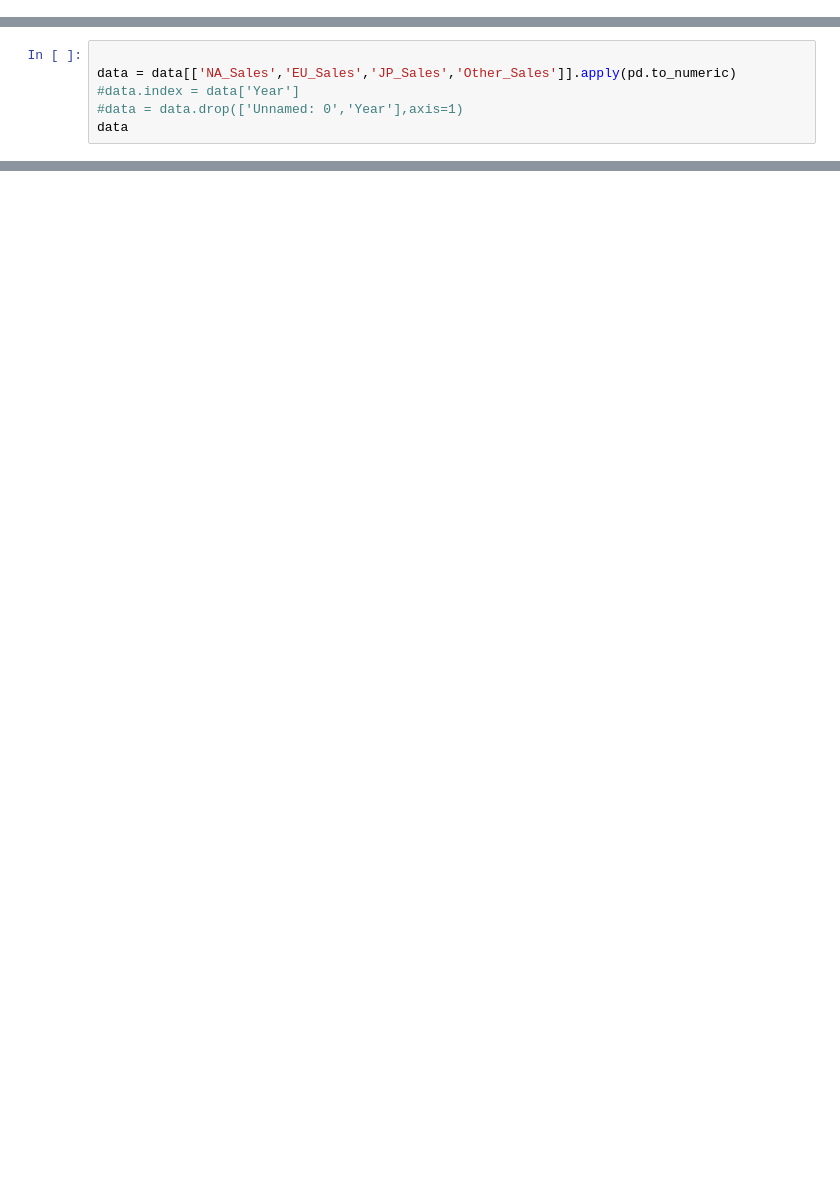
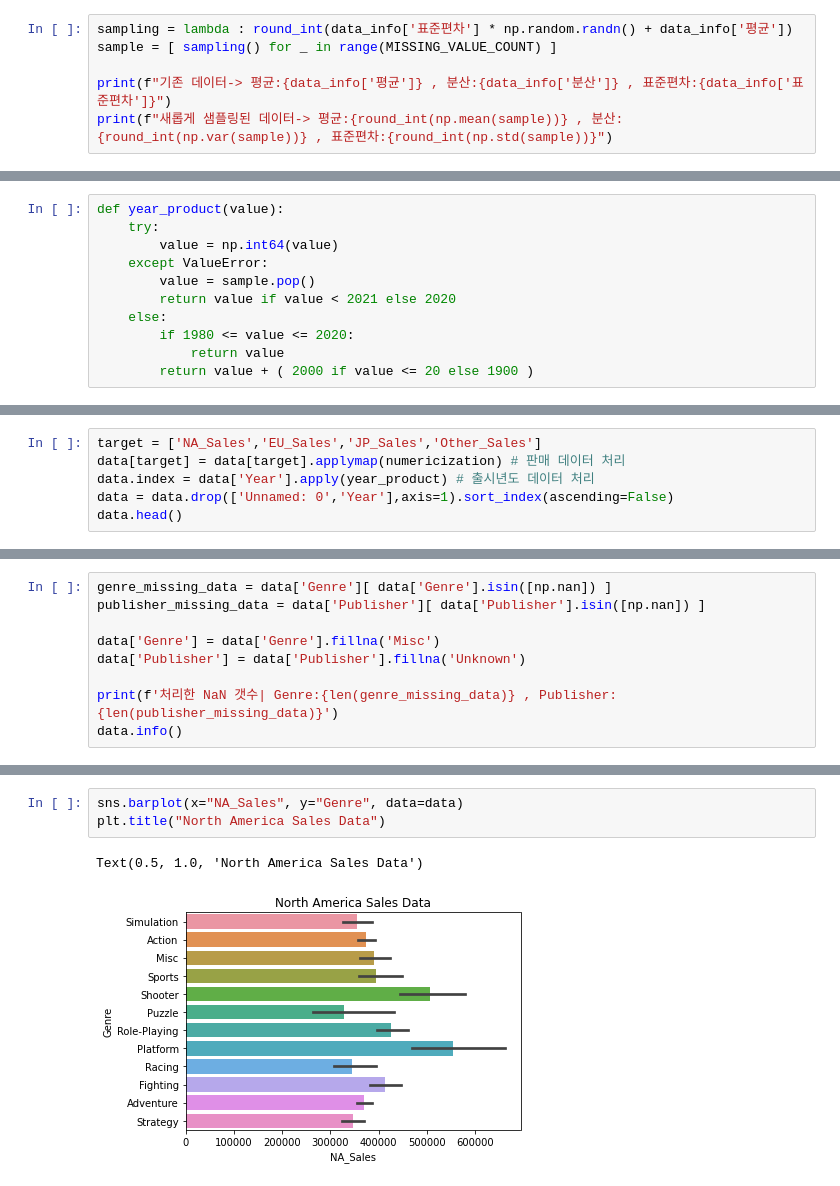
Before and after one commit to clomia/AIB-Section1-Project, a Jupyter notebook: DataAnalysis.ipynb, the cells around one changed output, grey strips where cells are left out. Saved outputs shown, nothing was run; the diff lists cells and outputs as text; blank space fills up the shorter version.

```diff
--- a/DataAnalysis.ipynb
+++ b/DataAnalysis.ipynb
@@ -18,0 +129,6 @@ def numericization(value):
+# %%
+sampling = lambda : round_int(data_info['표준편차'] * np.random.randn() + data_info['평균'])
+sample = [ sampling() for _ in range(MISSING_VALUE_COUNT) ]
+
+print(f"기존 데이터-> 평균:{data_info['평균']} , 분산:{data_info['분산']} , 표준편차:{data_info['표준편차']}")
+print(f"새롭게 샘플링된 데이터-> 평균:{round_int(np.mean(sample))} , 분산:{round_int(np.var(sample))} , 표준편차:{round_int(np.std(sample))}")
@@ -18,0 +140,11 @@ def numericization(value):
+# %%
+def year_product(value):
+    try:
+        value = np.int64(value)
+    except ValueError:
+        value = sample.pop()
+        return value if value < 2021 else 2020
+    else:
+        if 1980 <= value <= 2020:
+            return value
+        return value + ( 2000 if value <= 20 else 1900 )
@@ -19,6 +153,6 @@ def numericization(value):
 # %%
-
-data = data[['NA_Sales','EU_Sales','JP_Sales','Other_Sales']].apply(pd.to_numeric)
-#data.index = data['Year']
-#data = data.drop(['Unnamed: 0','Year'],axis=1)
-data
+target = ['NA_Sales','EU_Sales','JP_Sales','Other_Sales']
+data[target] = data[target].applymap(numericization) # 판매 데이터 처리
+data.index = data['Year'].apply(year_product) # 출시년도 데이터 처리
+data = data.drop(['Unnamed: 0','Year'],axis=1).sort_index(ascending=False)
+data.head()
@@ -26,0 +171,9 @@ data
+# %%
+genre_missing_data = data['Genre'][ data['Genre'].isin([np.nan]) ]
+publisher_missing_data = data['Publisher'][ data['Publisher'].isin([np.nan]) ]
+
+data['Genre'] = data['Genre'].fillna('Misc')
+data['Publisher'] = data['Publisher'].fillna('Unknown')
+
+print(f'처리한 NaN 갯수| Genre:{len(genre_missing_data)} , Publisher:{len(publisher_missing_data)}')
+data.info()
@@ -26,0 +204,6 @@ data
+# %%
+sns.barplot(x="NA_Sales", y="Genre", data=data)
+plt.title("North America Sales Data")
+# %% [output]
+Text(0.5, 1.0, 'North America Sales Data')
+[figure, added]
```
Also changed, not shown: parts of 24 cells of this notebook.
